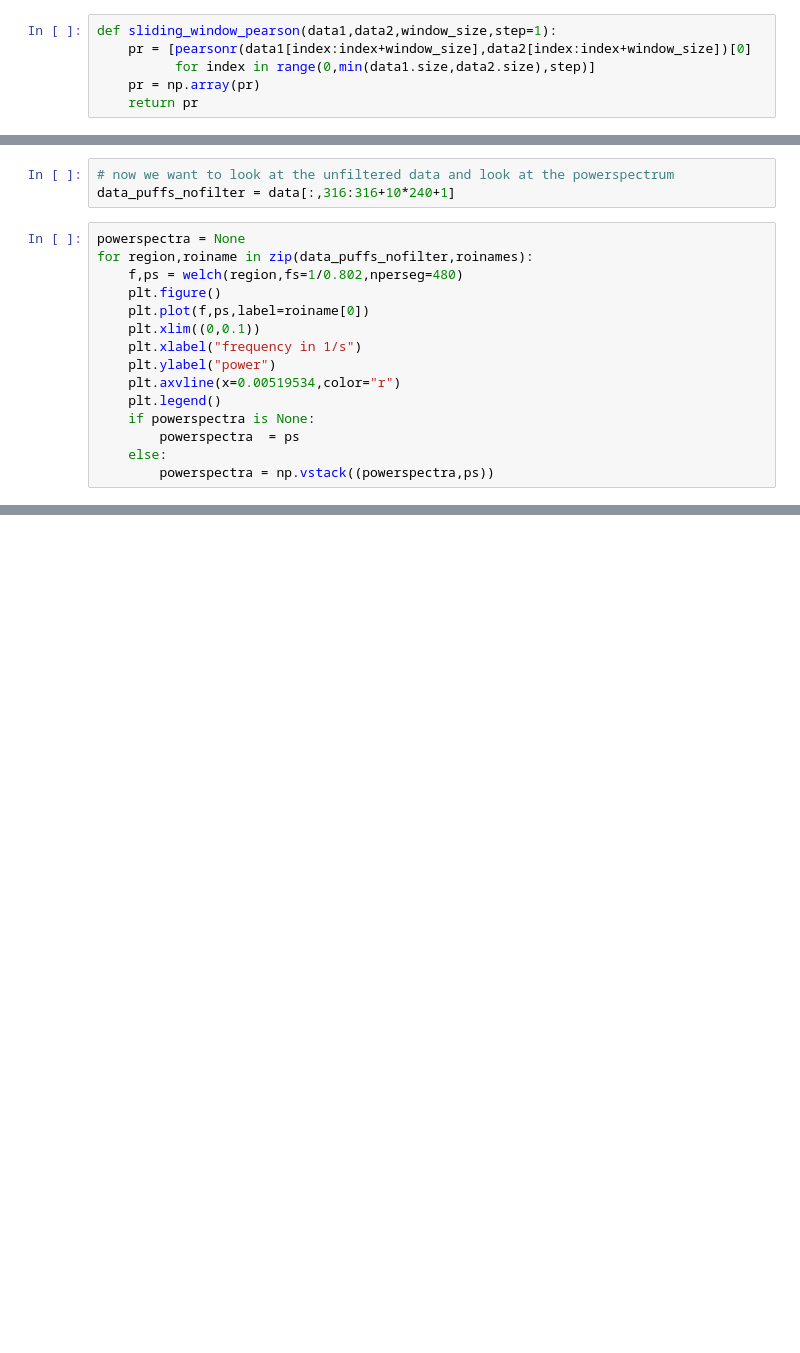
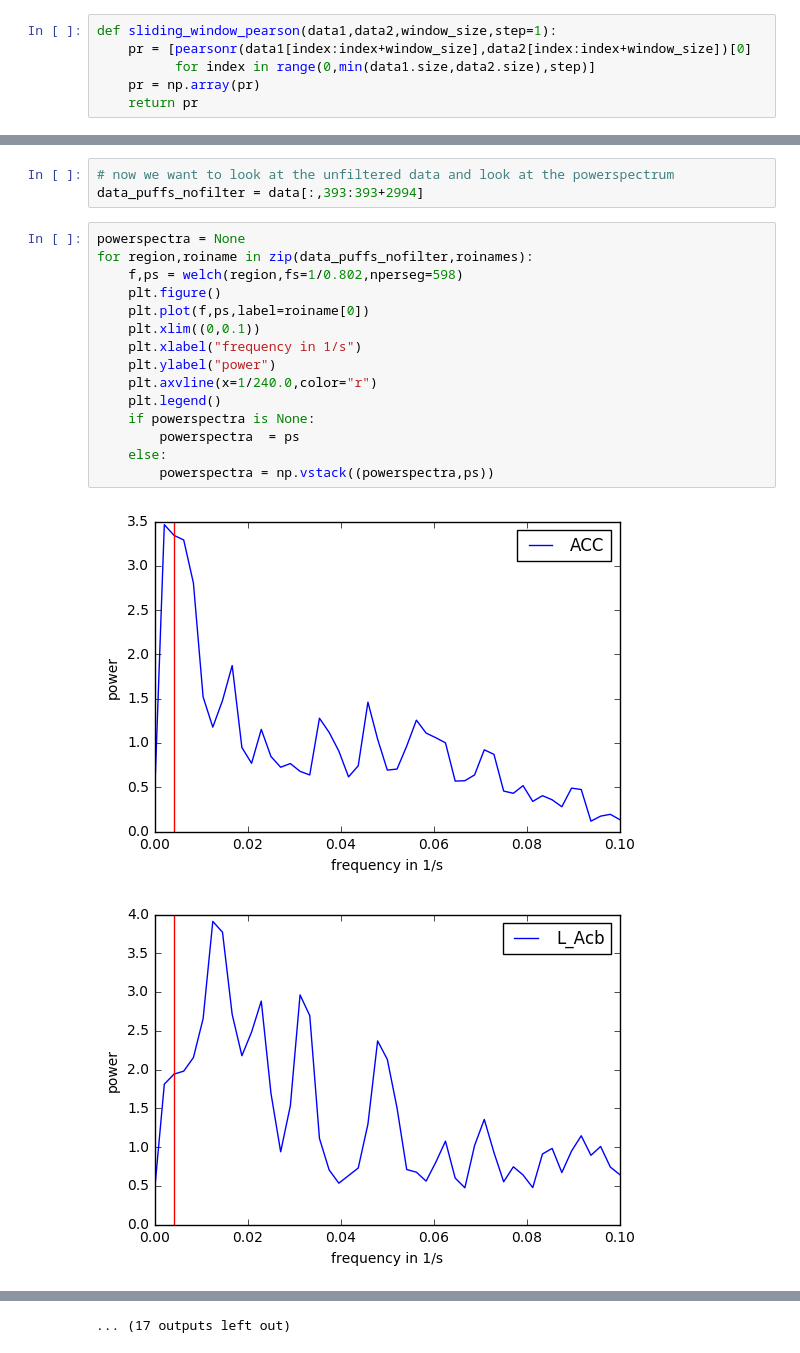
Before and after one commit to hstrey/nicotine-paper, a Jupyter notebook: fMRI time series analysis NIC12 filtered.ipynb, the cells around one changed output, grey strips where cells are left out. Cells and saved outputs as stored; diff of their text form; blank space fills up the shorter version.

```diff
--- a/fMRI time series analysis NIC12 filtered.ipynb
+++ b/fMRI time series analysis NIC12 filtered.ipynb
@@ -169,18 +260,21 @@ for i,j,pr,pp,pd in sorted_results_diff:
 # %%
 # now we want to look at the unfiltered data and look at the powerspectrum
-data_puffs_nofilter = data[:,316:316+10*240+1]
+data_puffs_nofilter = data[:,393:393+2994]
 # %%
 powerspectra = None
 for region,roiname in zip(data_puffs_nofilter,roinames):
-    f,ps = welch(region,fs=1/0.802,nperseg=480)
+    f,ps = welch(region,fs=1/0.802,nperseg=598)
     plt.figure()
     plt.plot(f,ps,label=roiname[0])
     plt.xlim((0,0.1))
     plt.xlabel("frequency in 1/s")
     plt.ylabel("power")
-    plt.axvline(x=0.00519534,color="r")
+    plt.axvline(x=1/240.0,color="r")
     plt.legend()
     if powerspectra is None:
         powerspectra  = ps
     else:
         powerspectra = np.vstack((powerspectra,ps))
+# %% [output]
+[figure, added]
+[figure, added]
@@ -187,2 +291,3 @@ for region,roiname in zip(data_puffs_nofilter,roinames):
+... (17 outputs left out)
 # %%
 print(f)
```
Also changed, not shown: parts of 21 cells of this notebook.
